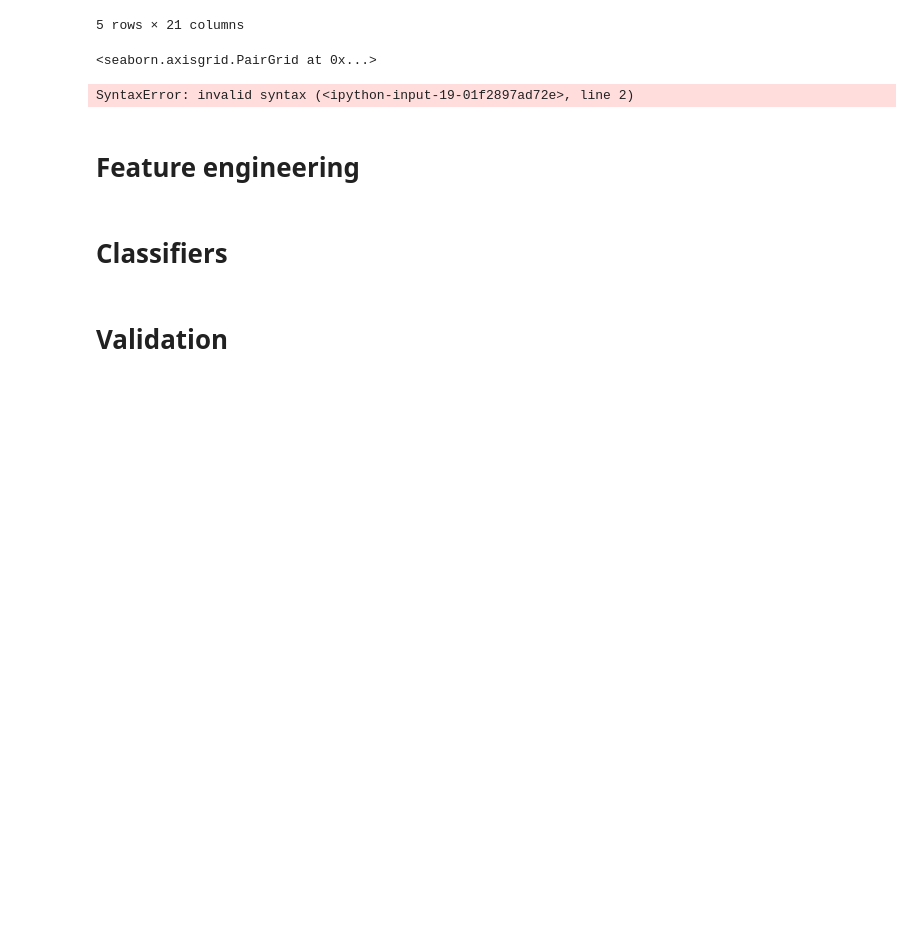
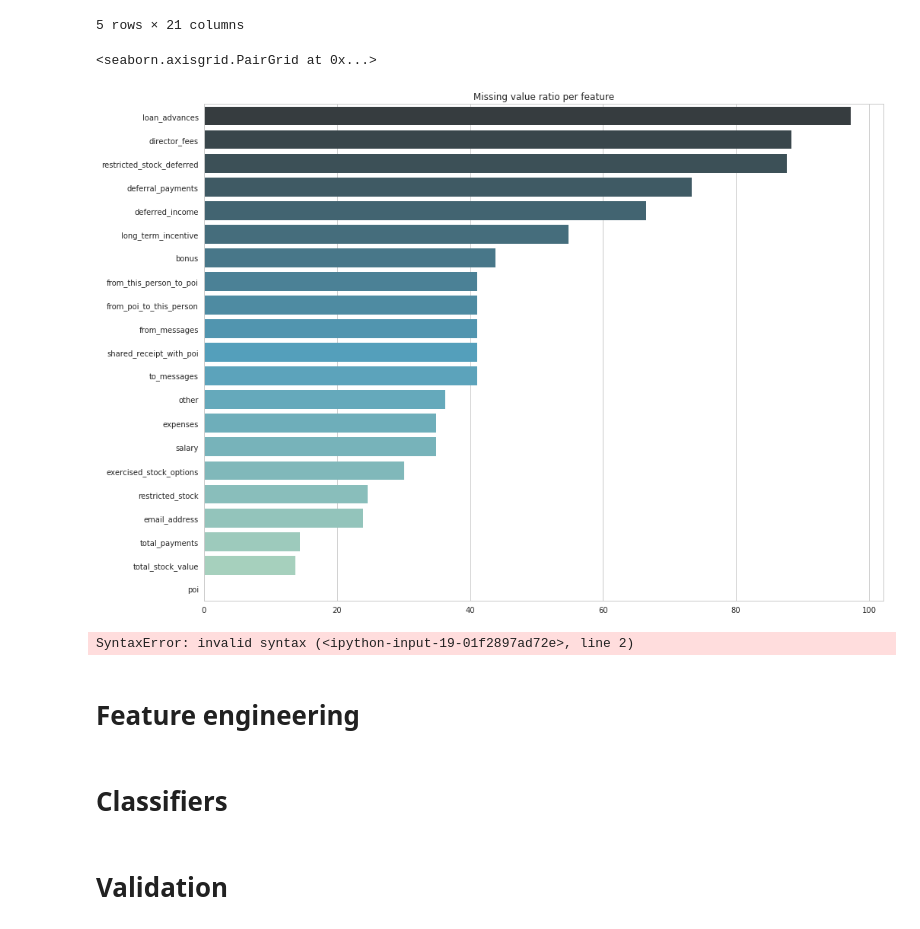
Before and after one commit to josefinaxberg/Intro-ML_Udacity, a Jupyter notebook: final_project/FinalProject_TheEnronFraud.ipynb, the cells around one changed output. Drawn from its saved outputs; the diff is of its cells as text; code cells hidden in the pictures; blank space fills up the shorter version.

```diff
--- a/final_project/FinalProject_TheEnronFraud.ipynb
+++ b/final_project/FinalProject_TheEnronFraud.ipynb
@@ -134,5 +136,20 @@ sb.pairplot(df_enron, hue='poi')
 # %% [output]
 <seaborn.axisgrid.PairGrid at 0x...>
+# %%
+def q1_missing_vals_plot(dft):
+    x = dft.isnull().sum(axis=1)
+    y = dft.index.values
+    t = dft.shape[1]
+    s = pd.Series((x/t)*100, index=y).sort_values(ascending=False)
+
+    sns.set(style="whitegrid", font_scale=1.0, rc={"figure.figsize": (16, 12)})
+    ax = sns.barplot(orient='h', x=s, y=s.index, palette="GnBu_d")
+    ax.set(title="Missing value ratio per feature")
+    plt.show()
+# %%
+q1_missing_vals_plot(df_enron.T)
+# %% [output]
+[figure, added]
 # %%
 df_enron.plot.scatter(x='salary', y='bonus', color='steelblue');
 # %%
```
Also changed, not shown: parts of 5 cells of this notebook, 1 other file.
